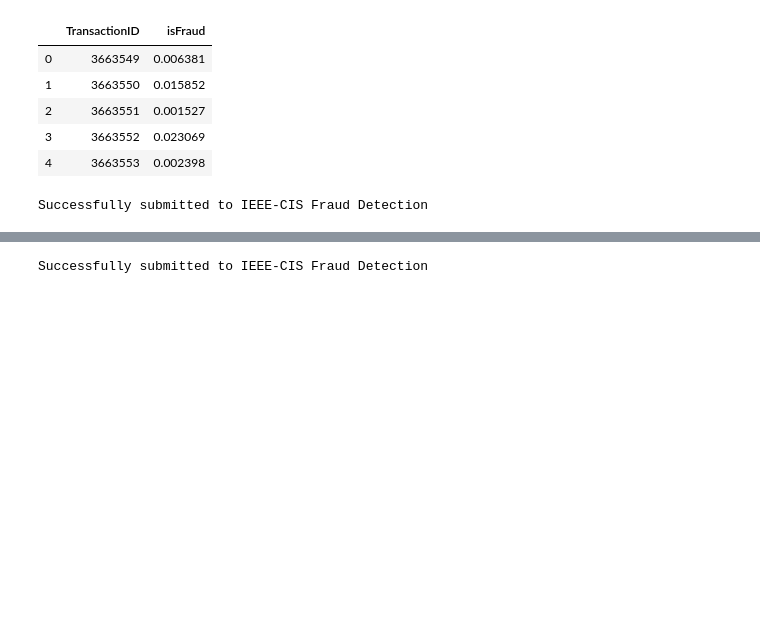
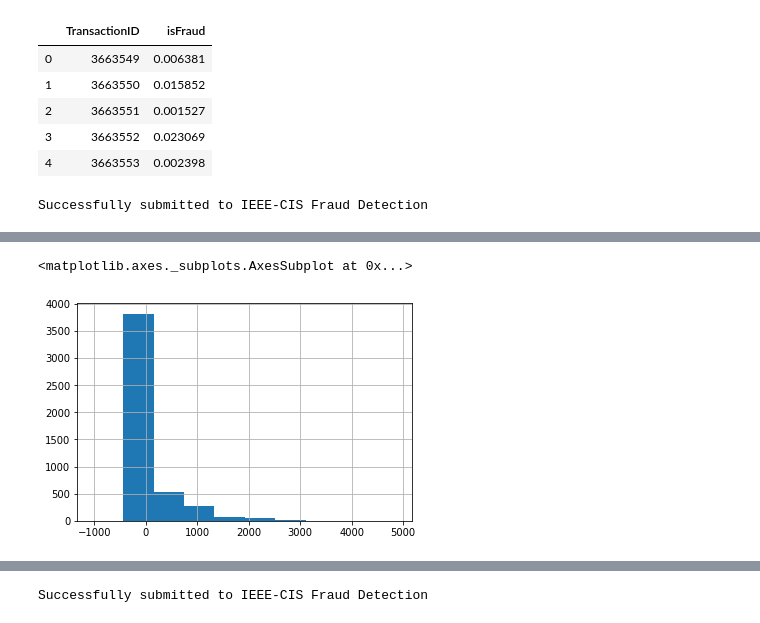
Before and after one commit to merkylove/IEEE_FRAUD, a Jupyter notebook: Fraud_Auto-Copy1.ipynb, the cells around one changed output, grey strips where cells are left out. Drawn from its saved outputs; the diff is of its cells as text; code cells hidden in the pictures; blank space fills up the shorter version.

```diff
--- a/Fraud_Auto-Copy1.ipynb
+++ b/Fraud_Auto-Copy1.ipynb
@@ -1101,0 +2157,5 @@ Successfully submitted to IEEE-CIS Fraud Detection
+# %%
+train_test_transformed[:train.shape[0]][train_test_transformed[:train.shape[0]].isFraud==1]['dist1-smoothed_encoded_card1_on_dist1_nanmedian'].hist()
+# %% [output]
+<matplotlib.axes._subplots.AxesSubplot at 0x...>
+[figure, added]
```
Also changed, not shown: parts of 30 cells of this notebook, 5 other files.
